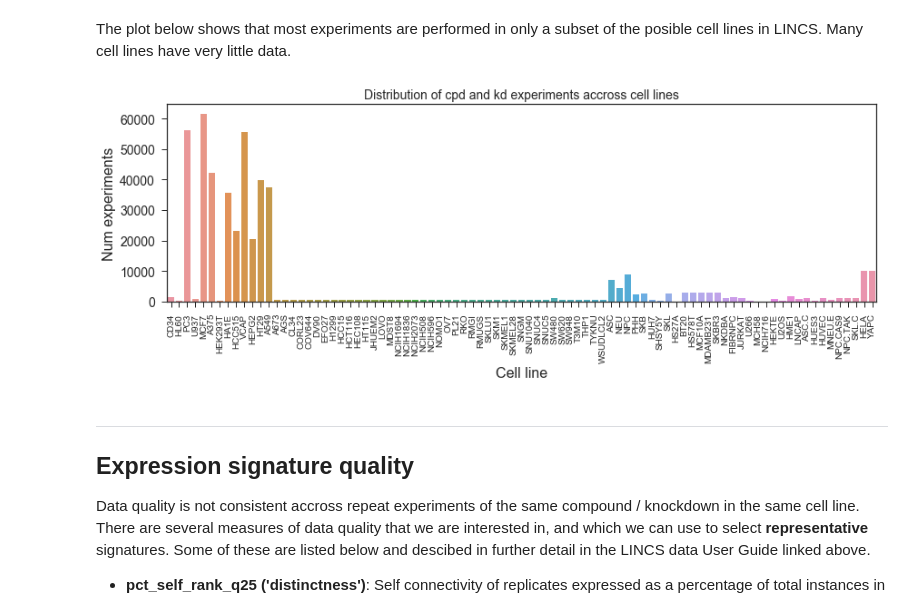
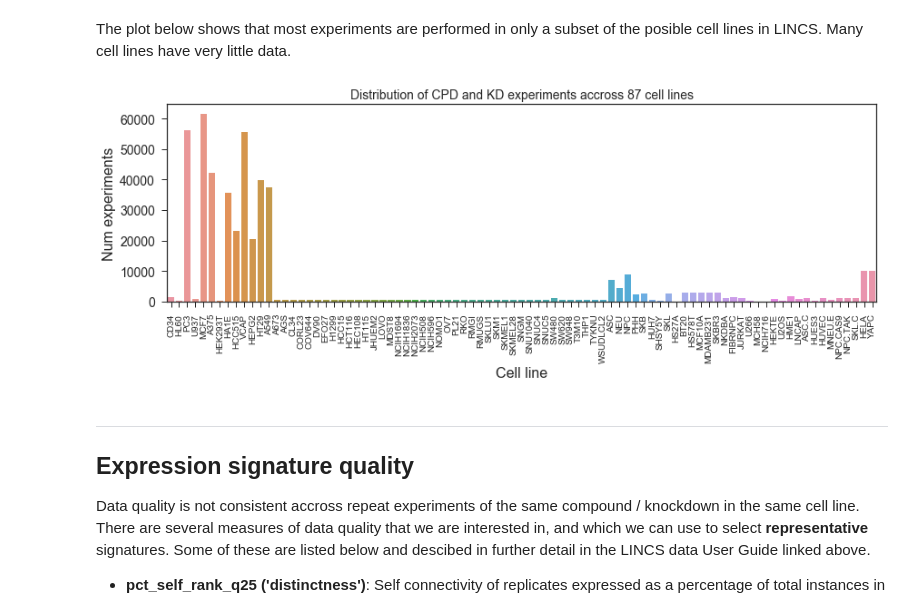
Before and after one commit to npabon/LINCS_target_prediction, a Jupyter notebook: LINCS_data_exploration.ipynb, the cells around one changed output. Cells and saved outputs as stored; diff of their text form; code cells hidden in the pictures.

Commit message:
figure tweaks

```diff
--- a/LINCS_data_exploration.ipynb
+++ b/LINCS_data_exploration.ipynb
@@ -252,15 +252,15 @@ The plot below shows that most experiments are performed in only a subset of the
 # %%
 plt.figure(figsize=(14, 4))
 sns.countplot(x="cell_id",
               data=sig_info[(sig_info.pert_type == 'trt_sh') |
                             (sig_info.pert_type == 'trt_cp')])
-plt.title("Distribution of cpd and kd experiments accross cell lines")
+plt.title("Distribution of CPD and KD experiments accross 87 cell lines")
 plt.xticks(rotation="vertical", fontsize=10)
 plt.xlabel('Cell line')
 plt.ylabel('Num experiments')
 plt.show()
 # %% [output]
-[figure, old version]
+[figure, new version]
 # %% [markdown]
 ___
 ## Expression signature quality
```
Also changed, not shown: parts of 2 cells of this notebook.
